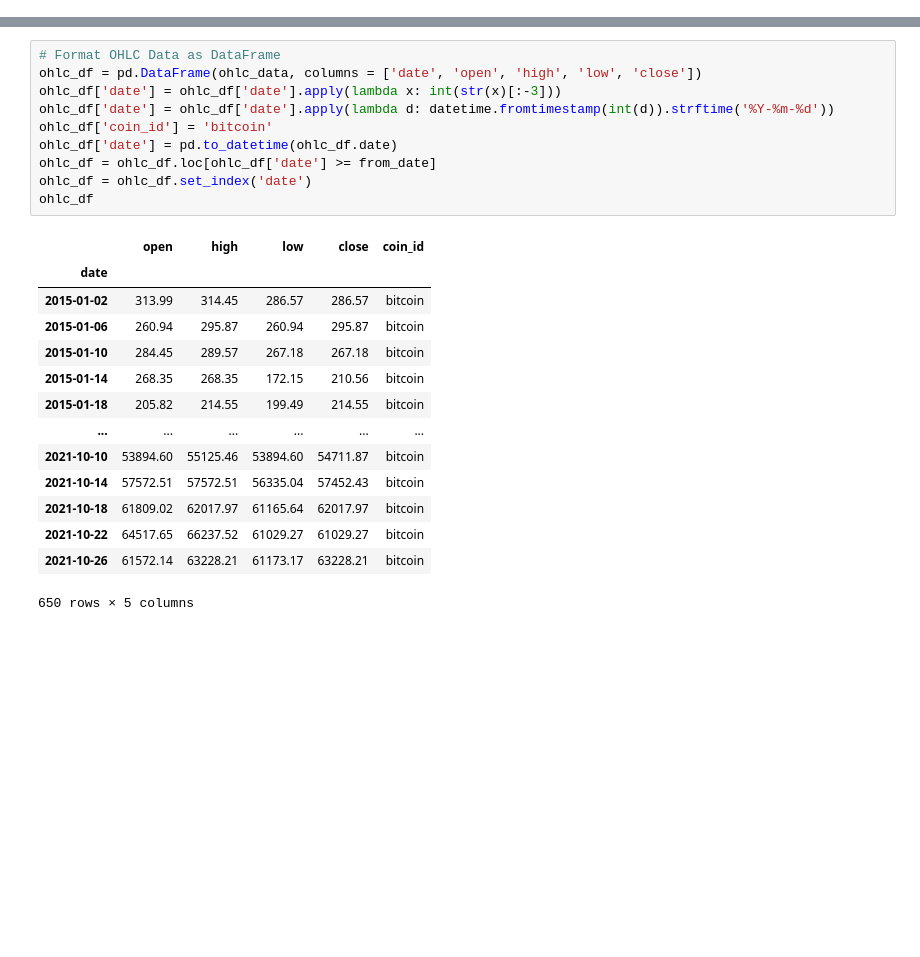
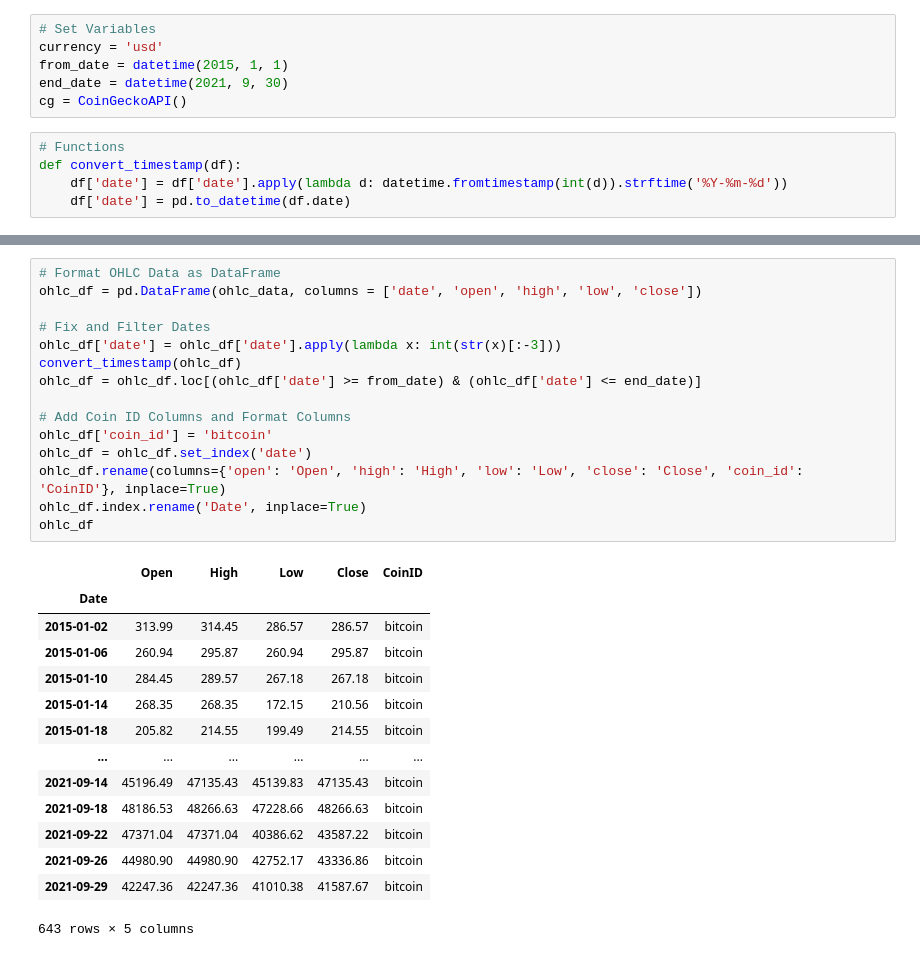
Before and after one commit to kcarter98/CryptoAnalysis, a Jupyter notebook: GatherData.ipynb, the cells around one changed output, grey strips where cells are left out. Drawn from its saved outputs; the diff is of its cells as text; blank space fills up the shorter version.

Commit message:
Further cleaning of data extracts for all 6 tables

```diff
--- a/GatherData.ipynb
+++ b/GatherData.ipynb
@@ -8,0 +6,11 @@ currency = 'usd'
+# %%
+# Set Variables
+currency = 'usd'
+from_date = datetime(2015, 1, 1)
+end_date = datetime(2021, 9, 30)
+cg = CoinGeckoAPI()
+# %%
+# Functions
+def convert_timestamp(df):
+    df['date'] = df['date'].apply(lambda d: datetime.fromtimestamp(int(d)).strftime('%Y-%m-%d'))
+    df['date'] = pd.to_datetime(df.date)
@@ -101,27 +241,32 @@ ohlc_data
 # %%
 # Format OHLC Data as DataFrame
 ohlc_df = pd.DataFrame(ohlc_data, columns = ['date', 'open', 'high', 'low', 'close'])
+
+# Fix and Filter Dates
 ohlc_df['date'] = ohlc_df['date'].apply(lambda x: int(str(x)[:-3]))
-ohlc_df['date'] = ohlc_df['date'].apply(lambda d: datetime.fromtimestamp(int(d)).strftime('%Y-%m-%d'))
+convert_timestamp(ohlc_df)
+ohlc_df = ohlc_df.loc[(ohlc_df['date'] >= from_date) & (ohlc_df['date'] <= end_date)]
+
+# Add Coin ID Columns and Format Columns
 ohlc_df['coin_id'] = 'bitcoin'
-ohlc_df['date'] = pd.to_datetime(ohlc_df.date)
-ohlc_df = ohlc_df.loc[ohlc_df['date'] >= from_date]
 ohlc_df = ohlc_df.set_index('date')
+ohlc_df.rename(columns={'open': 'Open', 'high': 'High', 'low': 'Low', 'close': 'Close', 'coin_id': 'CoinID'}, inplace=True)
+ohlc_df.index.rename('Date', inplace=True)
 ohlc_df
 # %% [output]
-|  | open | high | low | close | coin_id |
-| date |  |  |  |  |  |
+|  | Open | High | Low | Close | CoinID |
+| Date |  |  |  |  |  |
 | 2015-01-02 | 313.99 | 314.45 | 286.57 | 286.57 | bitcoin |
 | 2015-01-06 | 260.94 | 295.87 | 260.94 | 295.87 | bitcoin |
 | 2015-01-10 | 284.45 | 289.57 | 267.18 | 267.18 | bitcoin |
 | 2015-01-14 | 268.35 | 268.35 | 172.15 | 210.56 | bitcoin |
 | 2015-01-18 | 205.82 | 214.55 | 199.49 | 214.55 | bitcoin |
 | ... | ... | ... | ... | ... | ... |
-| 2021-10-10 | 53894.60 | 55125.46 | 53894.60 | 54711.87 | bitcoin |
-| 2021-10-14 | 57572.51 | 57572.51 | 56335.04 | 57452.43 | bitcoin |
-| 2021-10-18 | 61809.02 | 62017.97 | 61165.64 | 62017.97 | bitcoin |
-| 2021-10-22 | 64517.65 | 66237.52 | 61029.27 | 61029.27 | bitcoin |
-| 2021-10-26 | 61572.14 | 63228.21 | 61173.17 | 63228.21 | bitcoin |
+| 2021-09-14 | 45196.49 | 47135.43 | 45139.83 | 47135.43 | bitcoin |
+| 2021-09-18 | 48186.53 | 48266.63 | 47228.66 | 48266.63 | bitcoin |
+| 2021-09-22 | 47371.04 | 47371.04 | 40386.62 | 43587.22 | bitcoin |
+| 2021-09-26 | 44980.90 | 44980.90 | 42752.17 | 43336.86 | bitcoin |
+| 2021-09-29 | 42247.36 | 42247.36 | 41010.38 | 41587.67 | bitcoin |
-650 rows × 5 columns
+643 rows × 5 columns
 # %%
 # Get Historical Market Data
```
Also changed, not shown: parts of 18 cells of this notebook.
